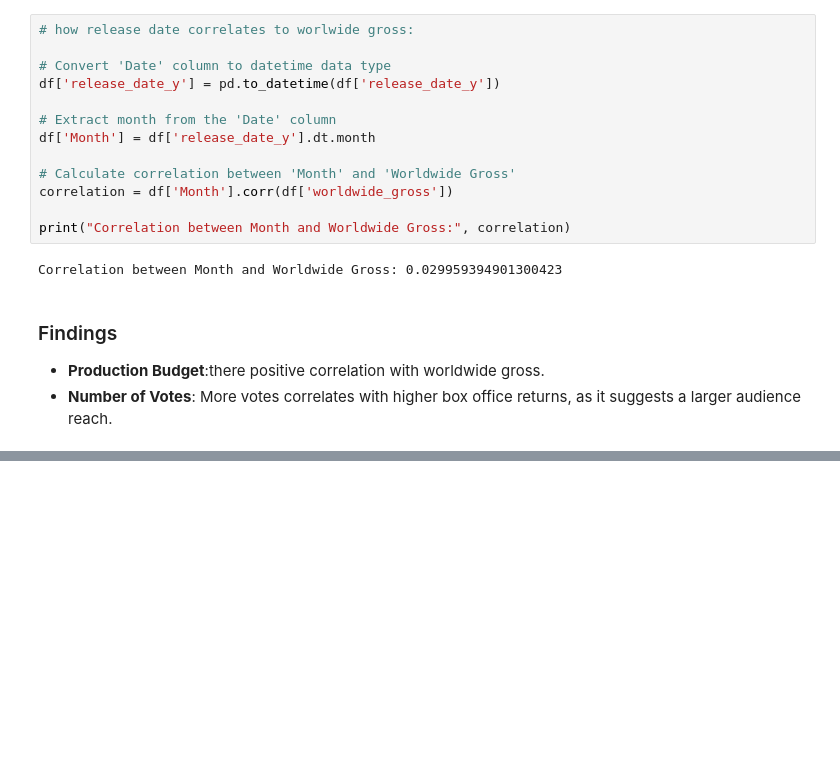
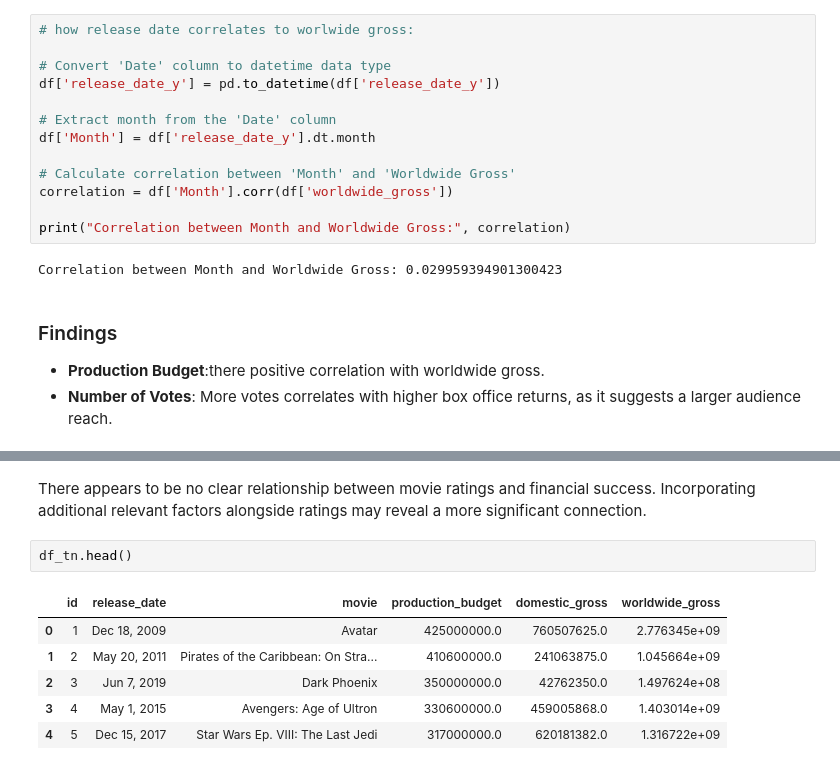
Before and after one commit to otungKe/dsc_phase1_project, a Jupyter notebook: index.ipynb, the cells around one changed output, grey strips where cells are left out. Cells and saved outputs as stored; diff of their text form; blank space fills up the shorter version.

```diff
--- a/index.ipynb
+++ b/index.ipynb
@@ -422,0 +476,11 @@ Correlation between Month and Worldwide Gross: 0.029959394901300423
+# %% [markdown]
+There appears to be no clear relationship between movie ratings and financial success. Incorporating additional relevant factors alongside ratings may reveal a more significant connection.
+# %%
+df_tn.head()
+# %% [output]
+|  | id | release_date | movie | production_budget | domestic_gross | worldwide_gross |
+| 0 | 1 | Dec 18, 2009 | Avatar | 425000000.0 | 760507625.0 | 2.776345e+09 |
+| 1 | 2 | May 20, 2011 | Pirates of the Caribbean: On Stra... | 410600000.0 | 241063875.0 | 1.045664e+09 |
+| 2 | 3 | Jun 7, 2019 | Dark Phoenix | 350000000.0 | 42762350.0 | 1.497624e+08 |
+| 3 | 4 | May 1, 2015 | Avengers: Age of Ultron | 330600000.0 | 459005868.0 | 1.403014e+09 |
+| 4 | 5 | Dec 15, 2017 | Star Wars Ep. VIII: The Last Jedi | 317000000.0 | 620181382.0 | 1.316722e+09 |
```
Also changed, not shown: parts of 4 cells of this notebook, 3 other files.
